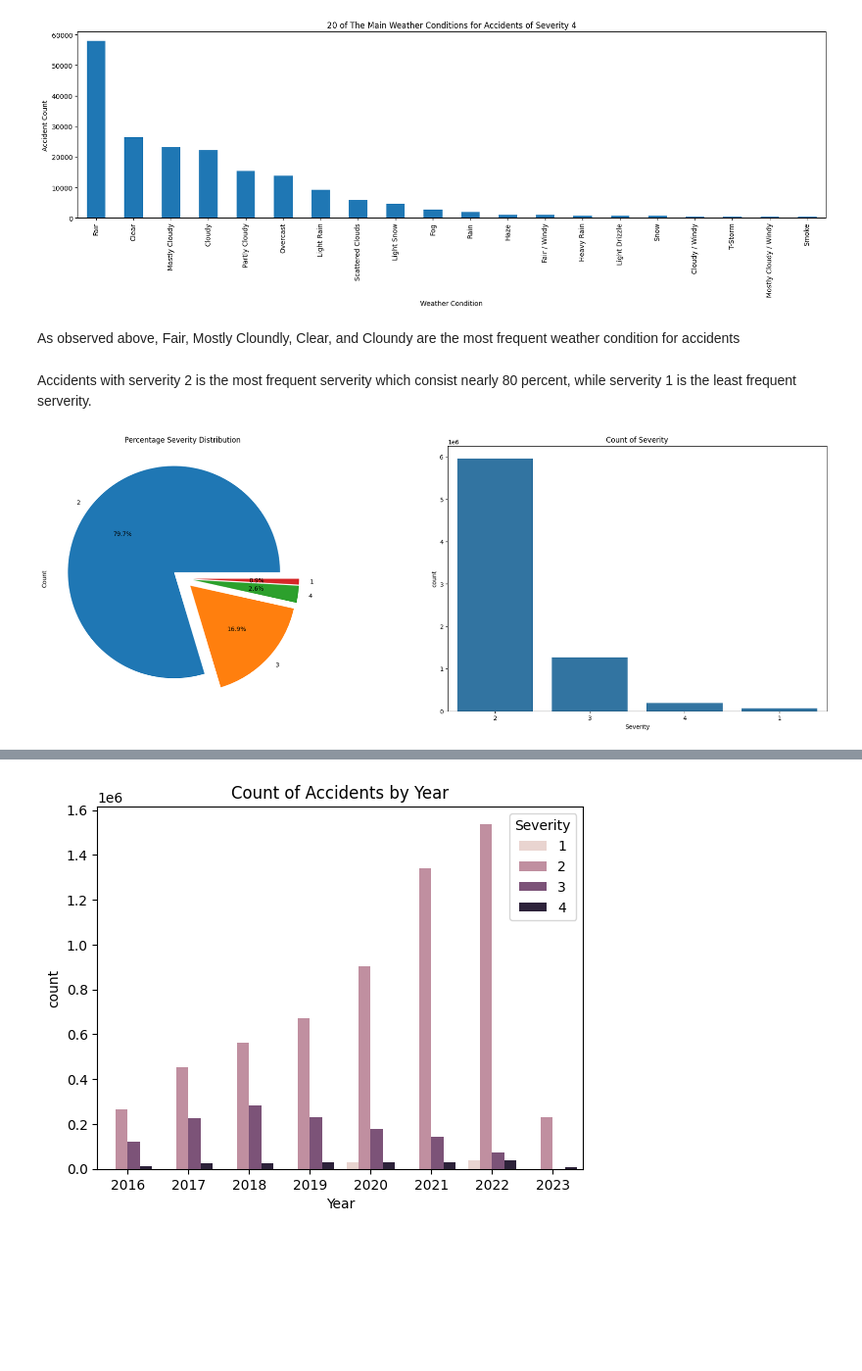
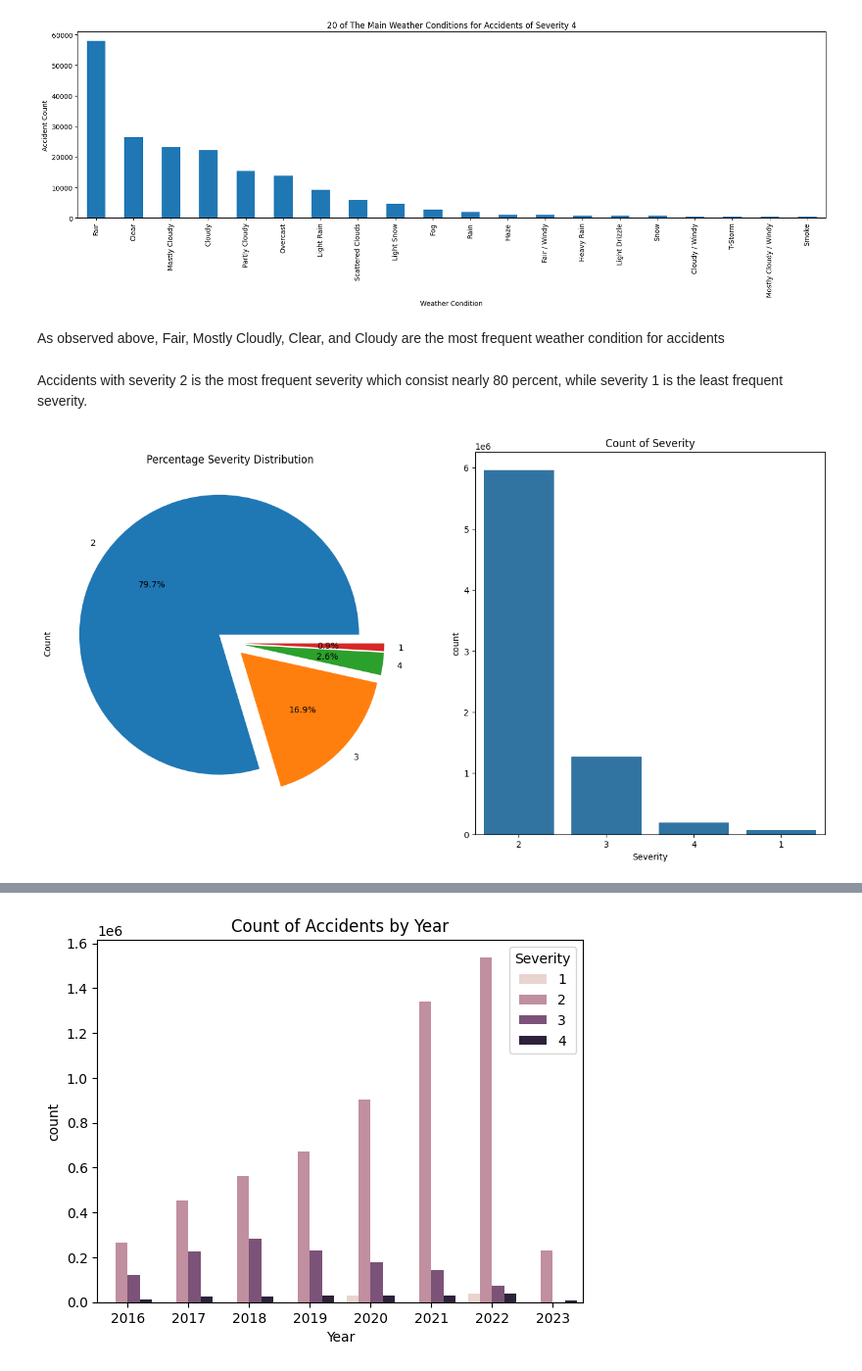
Before and after one commit to yungen-lu/ai_course_project, a Jupyter notebook: us-accident-ai-class.ipynb, the cells around one changed output, grey strips where cells are left out. Shown at 98% size. Drawn from its saved outputs; the diff is of its cells as text; code cells hidden in the pictures; blank space fills up the shorter version.

```diff
--- a/us-accident-ai-class.ipynb
+++ b/us-accident-ai-class.ipynb
@@ -296,5 +339,5 @@ import seaborn as sns
 # %%
-ori_data = pd.read_csv('./data/v2.csv')
+ori_data = pd.read_csv('./data/v2.csv', index_col=False)
 # %%
 ori_data.head()
 # %% [output]
@@ -350,16 +393,16 @@ for x in np.arange(1,5):
 [figure]
 [figure]
 # %% [markdown]
-As observed above, Fair, Mostly Cloundly, Clear, and Cloundy are the most frequent weather condition for accidents
+As observed above, Fair, Mostly Cloudly, Clear, and Cloudy are the most frequent weather condition for accidents
 # %% [markdown]
-Accidents with serverity 2 is the most frequent serverity which consist nearly 80 percent, while serverity 1 is the least frequent serverity.
+Accidents with severity 2 is the most frequent severity which consist nearly 80 percent, while severity 1 is the least frequent severity.
 # %%
-f,ax=plt.subplots(1,2,figsize=(25,8))
+f,ax=plt.subplots(1,2,figsize=(16,8))
 ori_data['Severity'].value_counts().plot.pie(explode=[0.1,0.1,0.1,0.1],autopct='%1.1f%%',ax=ax[0])
 ax[0].set_title('Percentage Severity Distribution')
 ax[0].set_ylabel('Count')
 sns.countplot(x='Severity',data=ori_data,ax=ax[1],order=ori_data['Severity'].value_counts().index)
 ax[1].set_title('Count of Severity')
 plt.show()
 # %% [output]
-[figure, old version]
+[figure, new version]
```
Also changed, not shown: parts of 36 cells of this notebook.
